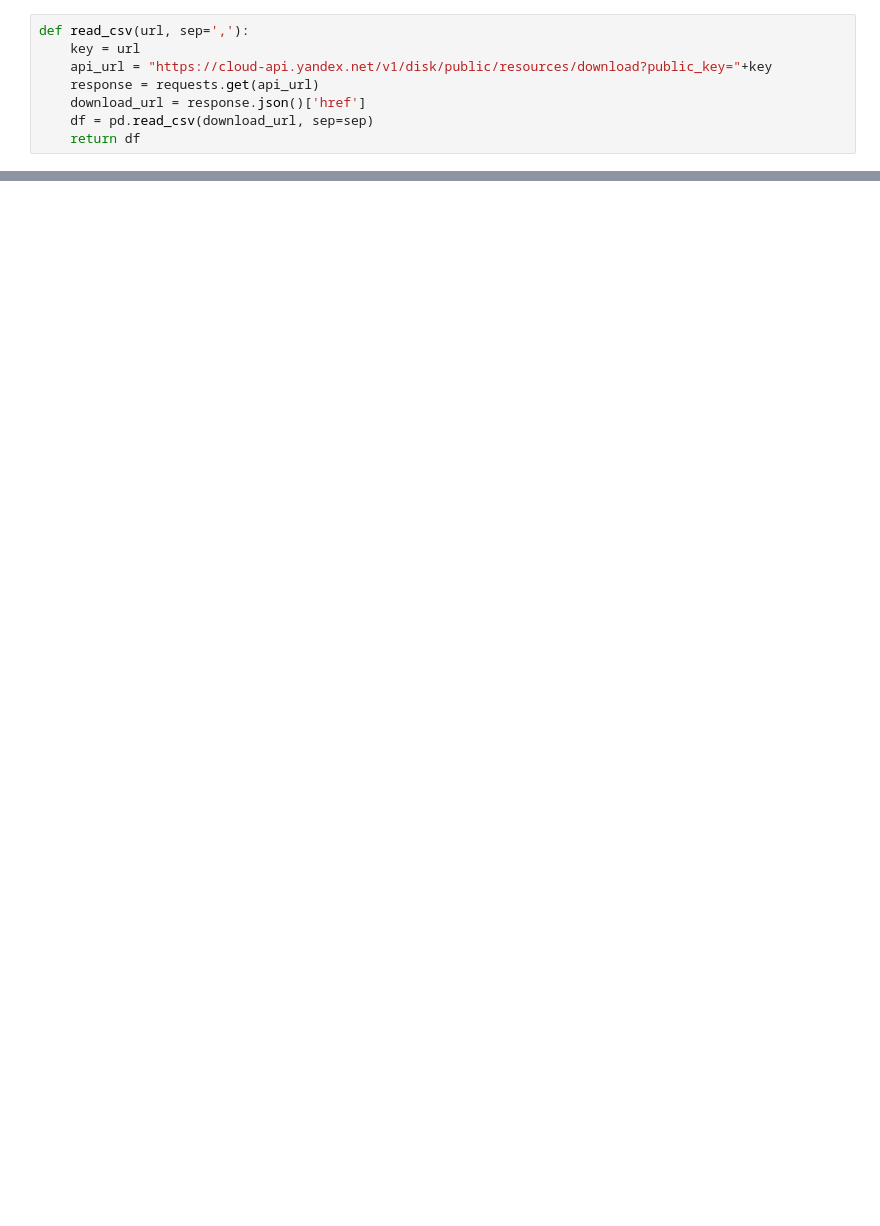
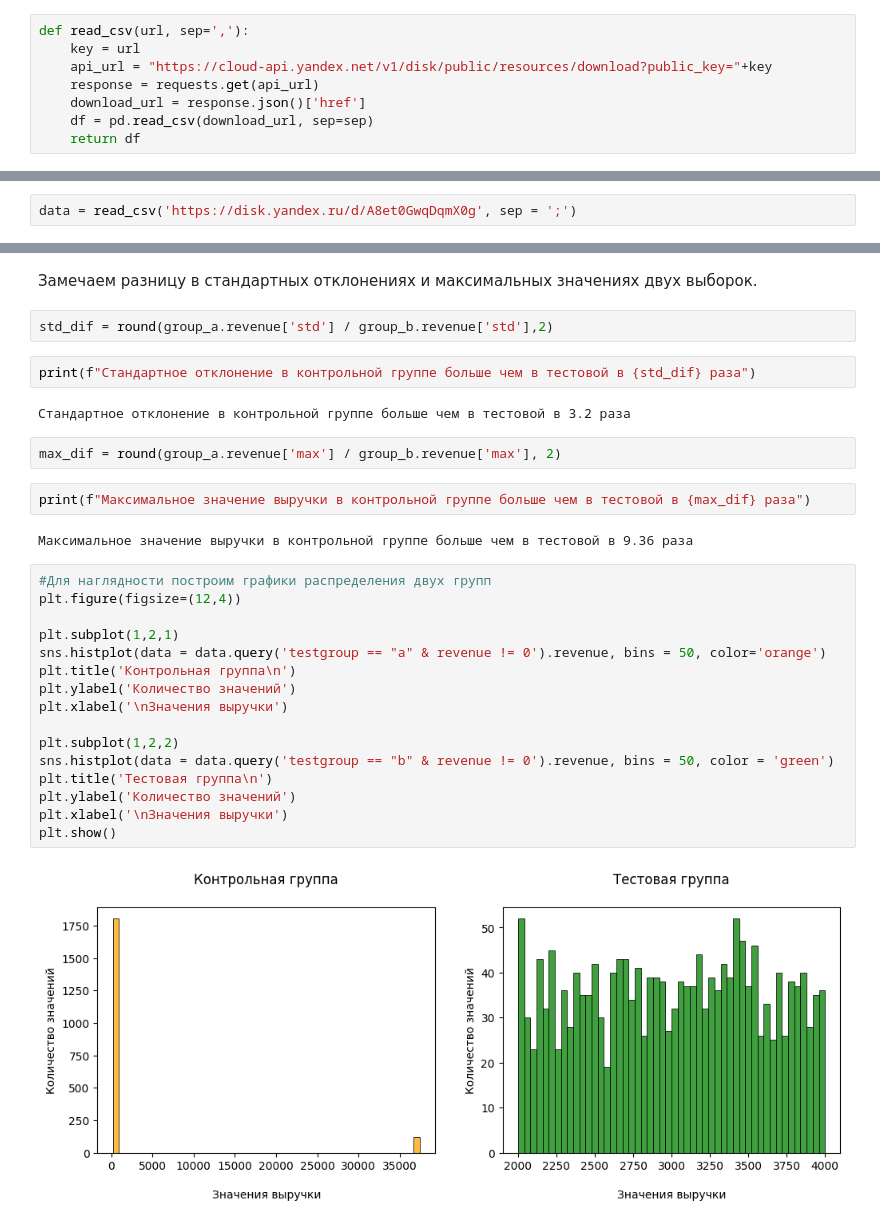
Before and after one commit to equi1p/game_analyst, a Jupyter notebook: Game_project.ipynb, the cells around one changed output, grey strips where cells are left out. Drawn from its saved outputs; the diff is of its cells as text; blank space fills up the shorter version.

```diff
--- a/Game_project.ipynb
+++ b/Game_project.ipynb
@@ -73,0 +116,2 @@ See the caveats in the documentation: https://pandas.pydata.org/pandas-docs/stab
+# %%
+data = read_csv('https://disk.yandex.ru/d/A8et0GwqDqmX0g', sep = ';')
@@ -73,0 +155,32 @@ See the caveats in the documentation: https://pandas.pydata.org/pandas-docs/stab
+# %% [markdown]
+Замечаем разницу в стандартных отклонениях и максимальных значениях двух выборок.
+# %%
+std_dif = round(group_a.revenue['std'] / group_b.revenue['std'],2)
+# %%
+print(f"Стандартное отклонениe в контрольной группе больше чем в тестовой в {std_dif} раза")
+# %% [output]
+Стандартное отклонениe в контрольной группе больше чем в тестовой в 3.2 раза
+# %%
+max_dif = round(group_a.revenue['max'] / group_b.revenue['max'], 2)
+# %%
+print(f"Максимальное значение выручки в контрольной группе больше чем в тестовой в {max_dif} раза")
+# %% [output]
+Максимальное значение выручки в контрольной группе больше чем в тестовой в 9.36 раза
+# %%
+#Для наглядности построим графики распределения двух групп
+plt.figure(figsize=(12,4))
+
+plt.subplot(1,2,1)
+sns.histplot(data = data.query('testgroup == "a" & revenue != 0').revenue, bins = 50, color='orange')
+plt.title('Контрольная группа\n')
+plt.ylabel('Количество значений')
+plt.xlabel('\nЗначения выручки')
+
+plt.subplot(1,2,2)
+sns.histplot(data = data.query('testgroup == "b" & revenue != 0').revenue, bins = 50, color = 'green')
+plt.title('Тестовая группа\n')
+plt.ylabel('Количество значений')
+plt.xlabel('\nЗначения выручки')
+plt.show()
+# %% [output]
+[figure, added]
```
Also changed, not shown: parts of 50 cells of this notebook.
